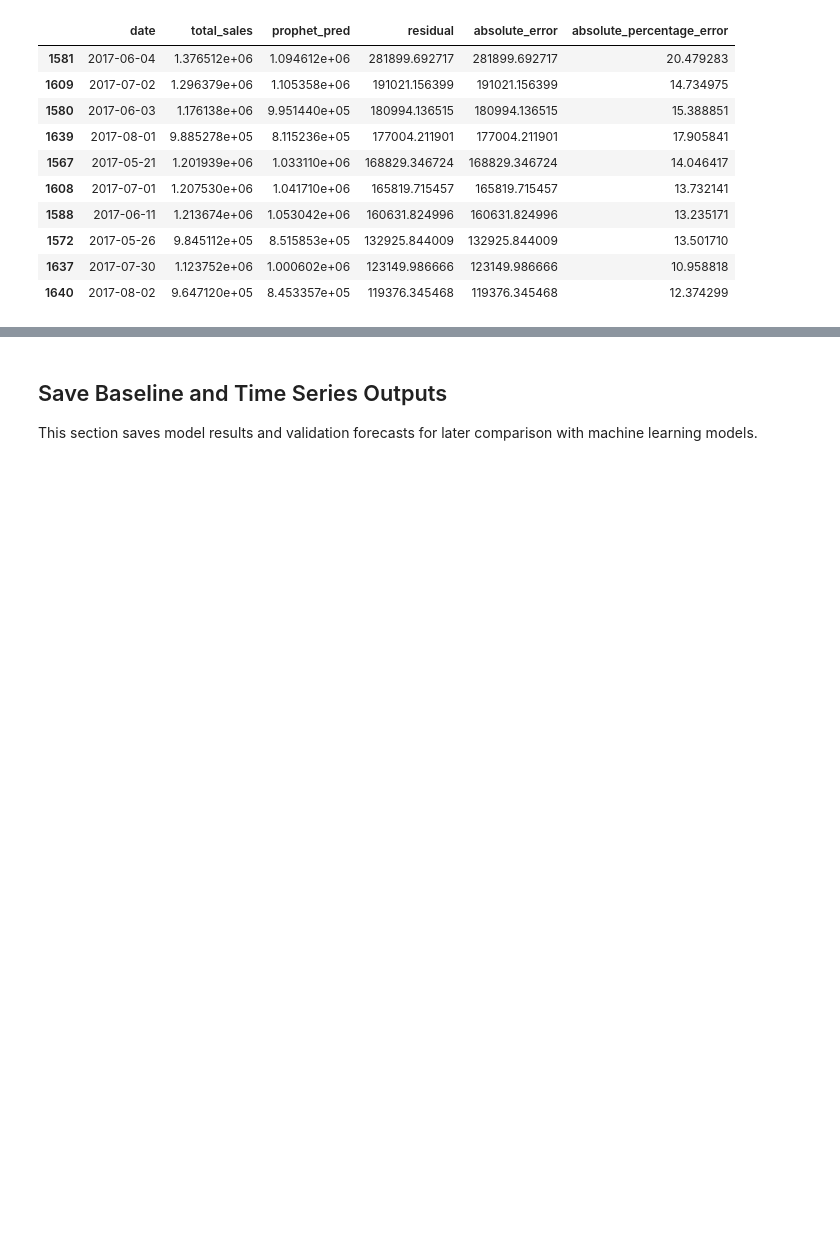
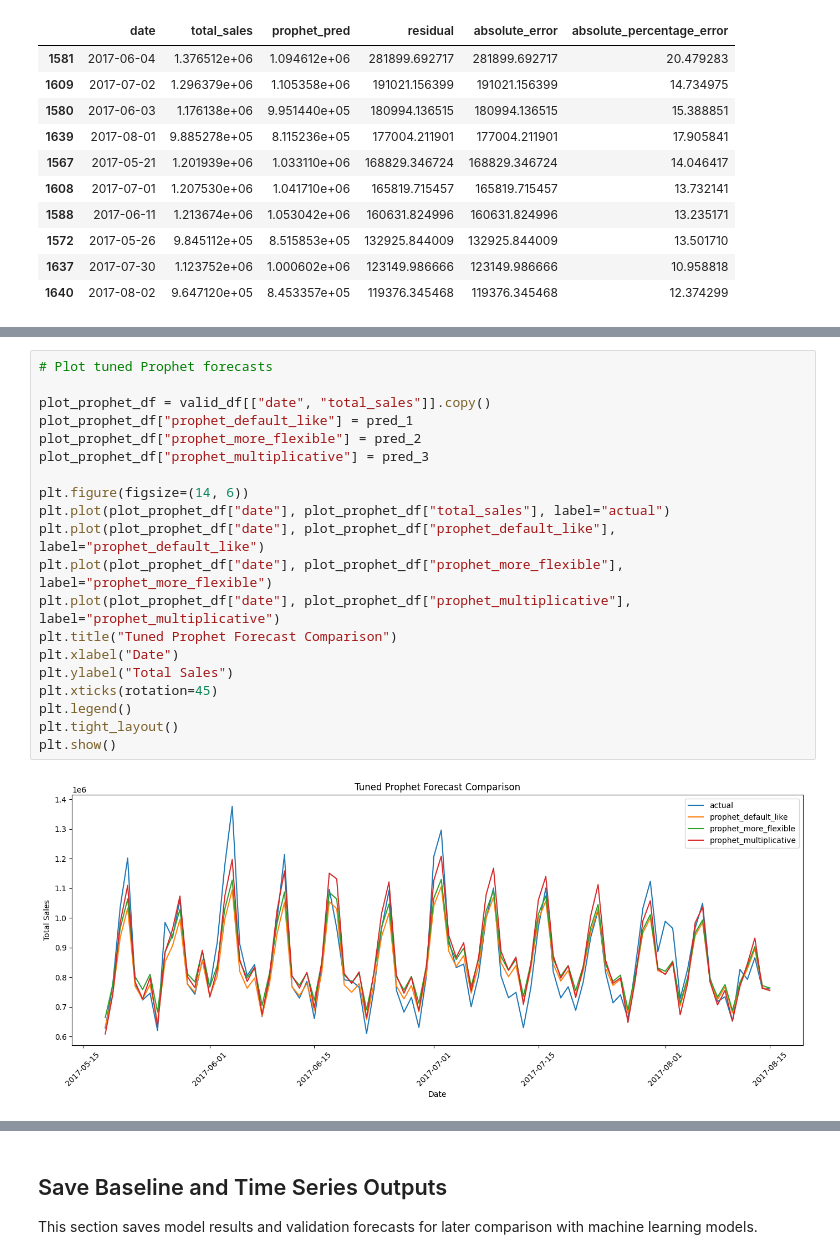
Before and after one commit to Phiziics/General-Machine-Learning, a Jupyter notebook: revenue_forecasting/notebooks/04_baseline_and_time_series.ipynb, the cells around one changed output, grey strips where cells are left out. Saved outputs shown, nothing was run; the diff lists cells and outputs as text; blank space fills up the shorter version.

```diff
--- a/revenue_forecasting/notebooks/04_baseline_and_time_series.ipynb
+++ b/revenue_forecasting/notebooks/04_baseline_and_time_series.ipynb
@@ -363,0 +446,22 @@ worst_prophet_errors
+# %%
+# Plot tuned Prophet forecasts
+
+plot_prophet_df = valid_df[["date", "total_sales"]].copy()
+plot_prophet_df["prophet_default_like"] = pred_1
+plot_prophet_df["prophet_more_flexible"] = pred_2
+plot_prophet_df["prophet_multiplicative"] = pred_3
+
+plt.figure(figsize=(14, 6))
+plt.plot(plot_prophet_df["date"], plot_prophet_df["total_sales"], label="actual")
+plt.plot(plot_prophet_df["date"], plot_prophet_df["prophet_default_like"], label="prophet_default_like")
+plt.plot(plot_prophet_df["date"], plot_prophet_df["prophet_more_flexible"], label="prophet_more_flexible")
+plt.plot(plot_prophet_df["date"], plot_prophet_df["prophet_multiplicative"], label="prophet_multiplicative")
+plt.title("Tuned Prophet Forecast Comparison")
+plt.xlabel("Date")
+plt.ylabel("Total Sales")
+plt.xticks(rotation=45)
+plt.legend()
+plt.tight_layout()
+plt.show()
+# %% [output]
+[figure, added]
```
Also changed, not shown: parts of 9 cells of this notebook, 2 other files.
